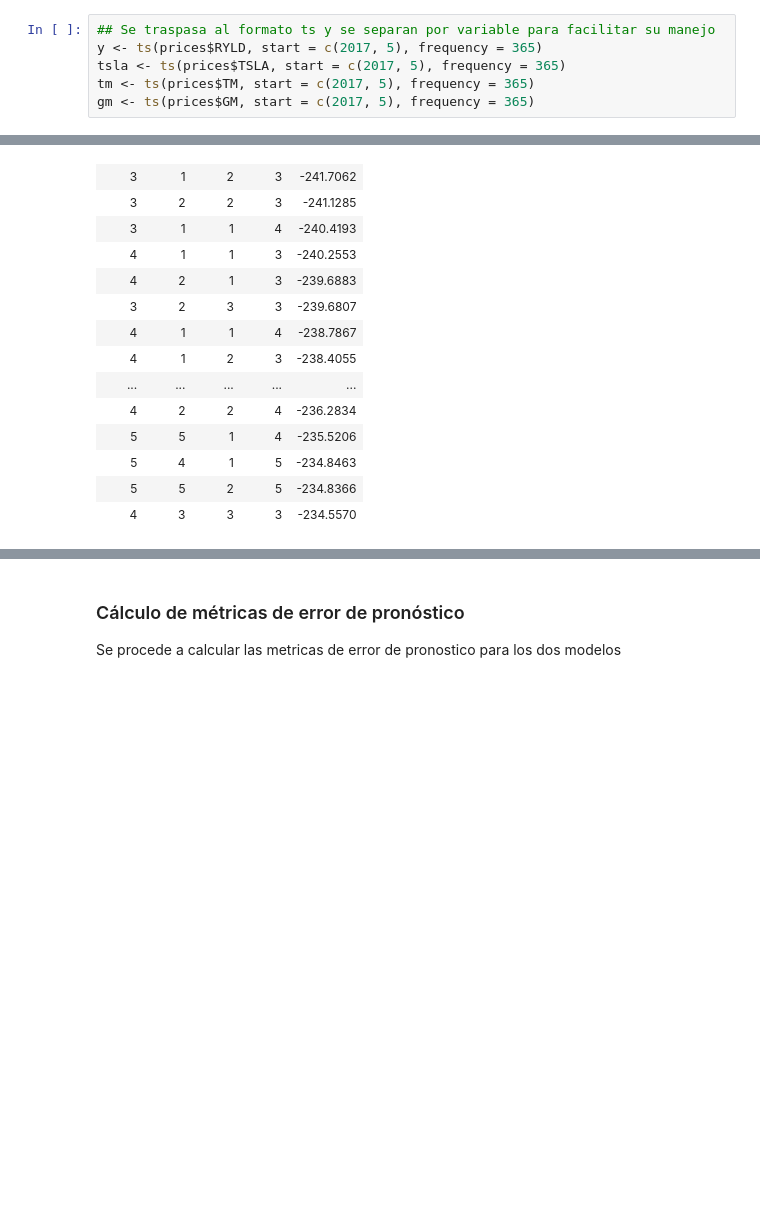
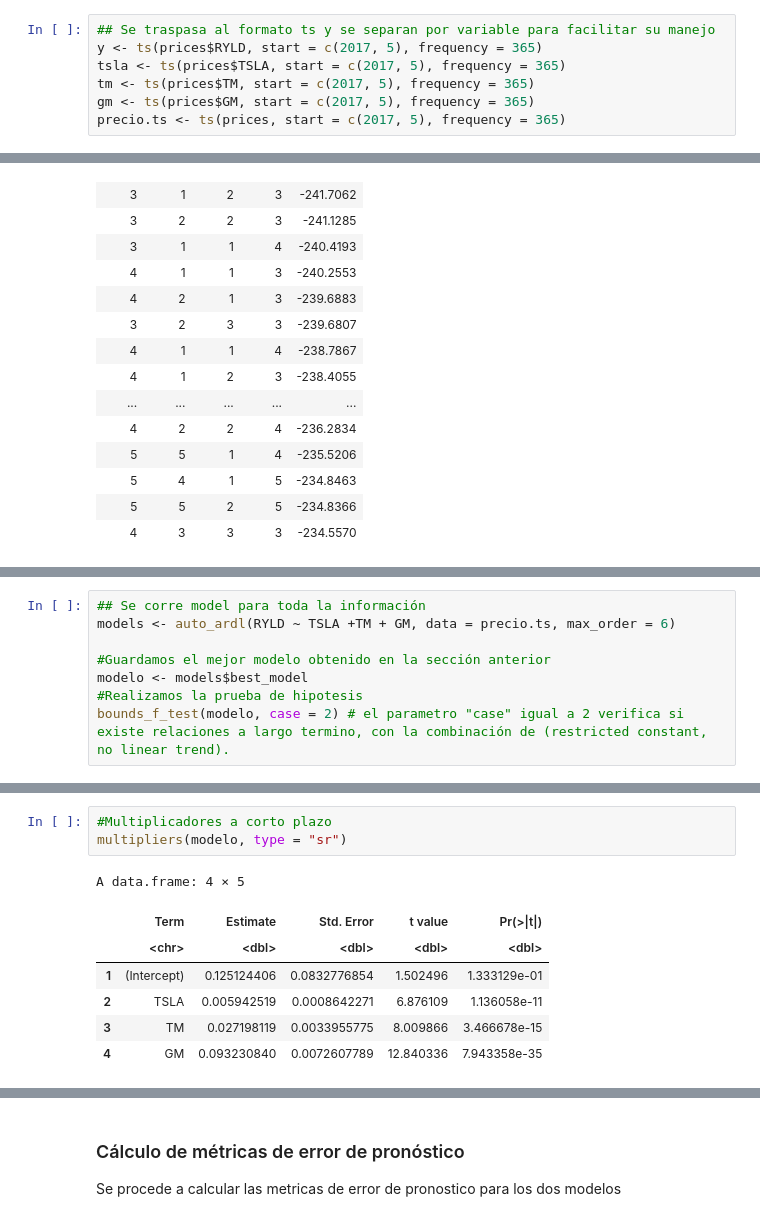
Before and after one commit to jmanjarresm/Pronosticos-Evaluacion-Modulo-3, a Jupyter notebook: ARDL/Modelo ARDL.ipynb, the cells around one changed output, grey strips where cells are left out. Saved outputs shown, nothing was run; the diff lists cells and outputs as text; blank space fills up the shorter version.

Commit message:
Correcciones
Modificación de los modelos con base en las observaciones de la tutora

```diff
--- a/ARDL/Modelo ARDL.ipynb
+++ b/ARDL/Modelo ARDL.ipynb
@@ -164,6 +157,7 @@ y <- ts(prices$RYLD, start = c(2017, 5), frequency = 365)
 tsla <- ts(prices$TSLA, start = c(2017, 5), frequency = 365)
 tm <- ts(prices$TM, start = c(2017, 5), frequency = 365)
 gm <- ts(prices$GM, start = c(2017, 5), frequency = 365)
+precio.ts <- ts(prices, start = c(2017, 5), frequency = 365)
 # %%
 ## Se procede a visualizar la serie de tiempo y confirmar que la variable dependiente o de respuesta no es estacionaria
 
@@ -387,0 +385,8 @@ autoplot(predict(mod1$fitted.values, h=10))
+# %%
+## Se corre model para toda la información
+models <- auto_ardl(RYLD ~ TSLA +TM + GM, data = precio.ts, max_order = 6)
+
+#Guardamos el mejor modelo obtenido en la sección anterior
+modelo <- models$best_model
+#Realizamos la prueba de hipotesis
+bounds_f_test(modelo, case = 2) # el parametro "case" igual a 2 verifica si existe relaciones a largo termino, con la combinación de (restricted constant, no linear trend).
@@ -387,0 +422,11 @@ autoplot(predict(mod1$fitted.values, h=10))
+# %%
+#Multiplicadores a corto plazo
+multipliers(modelo, type = "sr")
+# %% [output]
+A data.frame: 4 × 5
+|  | Term | Estimate | Std. Error | t value | Pr(>|t|) |
+|  | <chr> | <dbl> | <dbl> | <dbl> | <dbl> |
+| 1 | (Intercept) | 0.125124406 | 0.0832776854 | 1.502496 | 1.333129e-01 |
+| 2 | TSLA | 0.005942519 | 0.0008642271 | 6.876109 | 1.136058e-11 |
+| 3 | TM | 0.027198119 | 0.0033955775 | 8.009866 | 3.466678e-15 |
+| 4 | GM | 0.093230840 | 0.0072607789 | 12.840336 | 7.943358e-35 |
```
Also changed, not shown: parts of 24 cells of this notebook, 1 other file.
